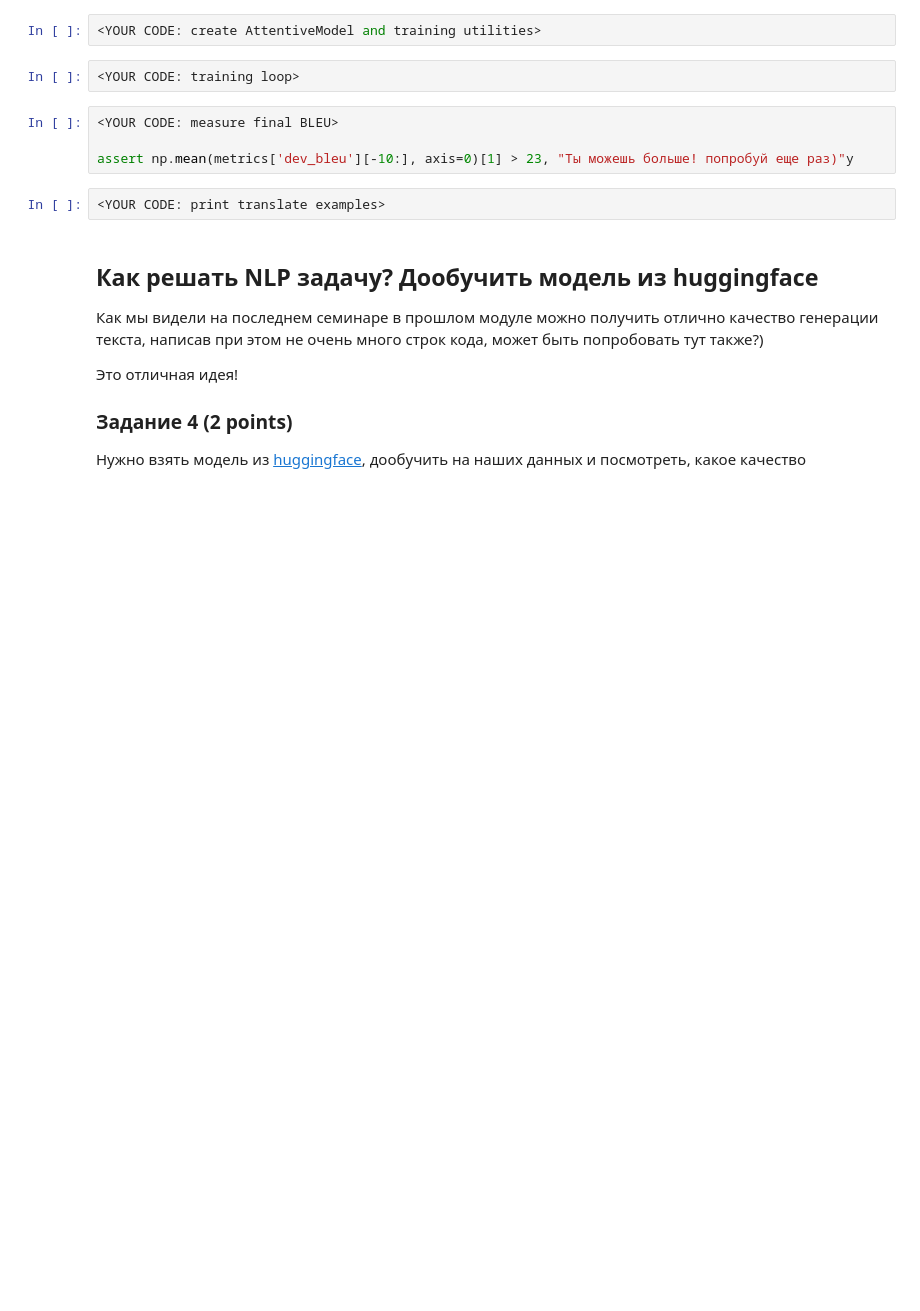
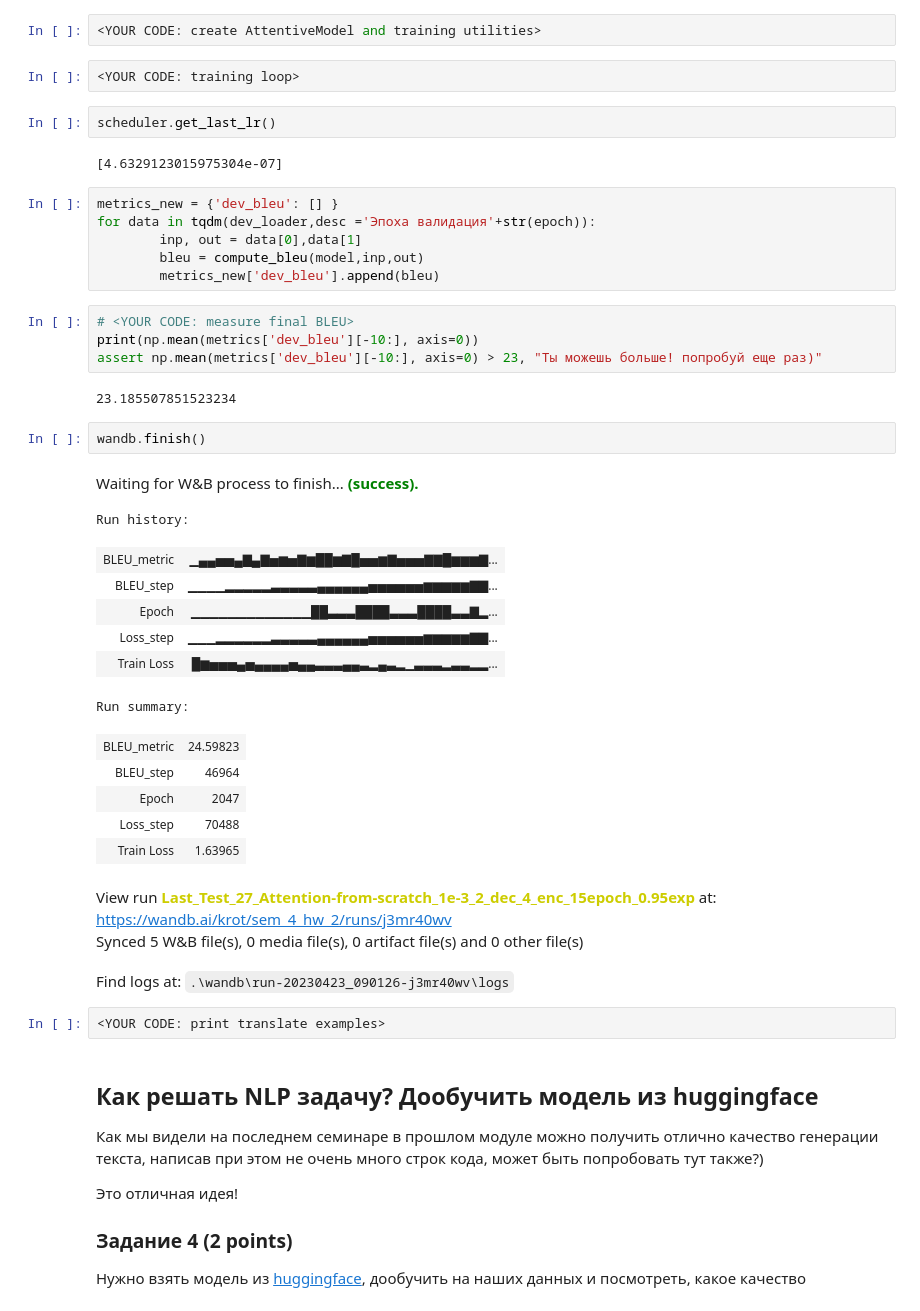
Before and after one commit to krottttt/iad, a Jupyter notebook: sem_4_hw_2/hw2.ipynb, the cells around one changed output. Drawn from its saved outputs; the diff is of its cells as text; blank space fills up the shorter version.

```diff
--- a/sem_4_hw_2/hw2.ipynb
+++ b/sem_4_hw_2/hw2.ipynb
@@ -1159,10 +1171,41 @@ attn.shape torch.Size([32, 128])
 <YOUR CODE: create AttentiveModel and training utilities>
 # %%
 <YOUR CODE: training loop>
+# %%
+scheduler.get_last_lr()
+# %% [output]
+[4.6329123015975304e-07]
+# %%
+metrics_new = {'dev_bleu': [] }
+for data in tqdm(dev_loader,desc ='Эпоха валидация'+str(epoch)):
+        inp, out = data[0],data[1]
+        bleu = compute_bleu(model,inp,out)
+        metrics_new['dev_bleu'].append(bleu)
 # %%
-<YOUR CODE: measure final BLEU>
-
-assert np.mean(metrics['dev_bleu'][-10:], axis=0)[1] > 23, "Ты можешь больше! попробуй еще раз)"y
+# <YOUR CODE: measure final BLEU>
+print(np.mean(metrics['dev_bleu'][-10:], axis=0))
+assert np.mean(metrics['dev_bleu'][-10:], axis=0) > 23, "Ты можешь больше! попробуй еще раз)"
+# %% [output]
+23.185507851523234
+# %%
+wandb.finish()
+# %% [output]
+Waiting for W&B process to finish... (success).
+Run history:
+| BLEU_metric | ▁▄▄▅▅▄▇▄▇▅▆▅▇▆██▆▇█▅▅▆▇▅▅▅▇▇█▆▆▆▇... |
+| BLEU_step | ▁▁▁▁▂▂▂▂▂▃▃▃▃▃▄▄▄▄▄▄▅▅▅▅▅▅▆▆▆▆▆▇▇... |
+| Epoch | ▁▁▁▁▁▁▁▁▁▁▁▁▁██▃▃▃████▃▃▃████▃▃▇▂... |
+| Loss_step | ▁▁▁▂▂▂▂▂▂▃▃▃▃▃▄▄▄▄▄▄▅▅▅▅▅▅▆▆▆▆▆▇▇... |
+| Train Loss | █▆▅▅▅▄▅▄▄▄▄▅▄▄▃▃▃▄▄▃▂▄▃▂▁▃▃▃▂▃▃▂▂... |
+Run summary:
+| BLEU_metric | 24.59823 |
+| BLEU_step | 46964 |
+| Epoch | 2047 |
+| Loss_step | 70488 |
+| Train Loss | 1.63965 |
+View run Last_Test_27_Attention-from-scratch_1e-3_2_dec_4_enc_15epoch_0.95exp at: https://wandb.ai/krot/sem_4_hw_2/runs/j3mr40wv
+Synced 5 W&B file(s), 0 media file(s), 0 artifact file(s) and 0 other file(s)
+Find logs at: .\wandb\run-20230423_090126-j3mr40wv\logs
 # %%
 <YOUR CODE: print translate examples>
 # %% [markdown]
```
Also changed, not shown: parts of 19 cells of this notebook.
